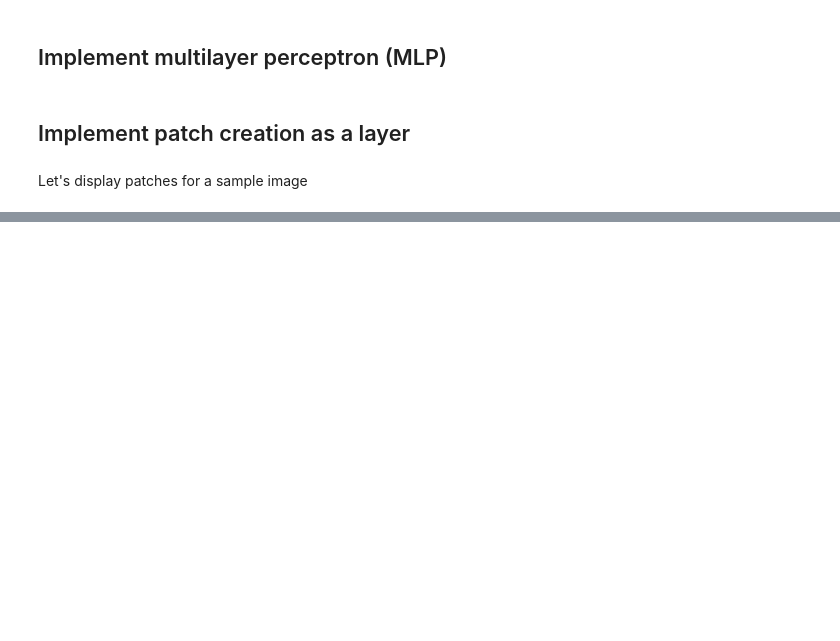
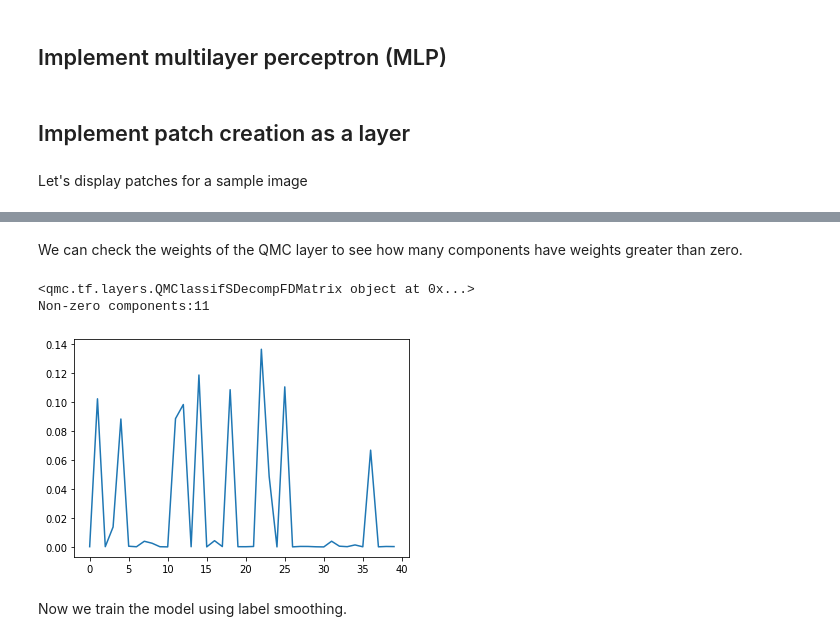
Before and after one commit to fagonzalezo/qmc, a Jupyter notebook: examples/Mixture_of_patches_classification_with_QMC.ipynb, the cells around one changed output, grey strips where cells are left out. Cells and saved outputs as stored; diff of their text form; code cells hidden in the pictures; blank space fills up the shorter version.

```diff
--- a/examples/Mixture_of_patches_classification_with_QMC.ipynb
+++ b/examples/Mixture_of_patches_classification_with_QMC.ipynb
@@ -44,17 +75,18 @@ x_test shape: (10000, 28, 28, 1) - y_test shape: (10000,)
 # %% [markdown]
 ## Configure the hyperparameters
 # %%
-learning_rate = 0.001
-batch_size = 256
-num_epochs = 10
-image_size = 28  # We'll resize input images to this size
-patch_size = 7  # Size of the patches to be extract from the input images
+# learning_rate = 0.001
+# weight_decay = 0.0001
+# batch_size = 256
+# num_epochs = 10
+image_size = 28
+patch_size = 7  # Size of the patches to be extracted from the input images
 num_patches = (image_size // patch_size) ** 2
-projection_dim = 64
-input_dim = 64
-num_rff = 512
-gamma = 2**-5
-n_comp = 80
-random_state = 0
+# projection_dim = 64
+# input_dim = 64
+# num_rff = 512
+# gamma = 2**-5
+# n_comp = 80
+# random_state = 0
 
-mlp_head_units = [256]  # Size of the dense layers of the final classifier
+# mlp_head_units = [256]  # Size of the dense layers of the final classifier
@@ -84,8 +116,8 @@ data_augmentation.layers[0].adapt(x_train)
 
 def mlp(x, hidden_units, dropout_rate):
     for units in hidden_units:
-        x = layers.Dense(units, activation=tf.nn.gelu)(x)
-        x = layers.Dropout(dropout_rate)(x)
+        x = keras.layers.Dense(units, activation=tf.nn.gelu)(x)
+        x = keras.layers.Dropout(dropout_rate)(x)
     return x
 # %% [markdown]
 ## Implement patch creation as a layer
@@ -183,0 +339,5 @@ class PatchEncoder(keras.layers.Layer):
+# %%
+sigma = 7.
+gamma = 1 / (2 * sigma ** 2)
+QMC_model = create_ViT_QMC_model(transformer_layers=0, gamma=gamma, n_comp=40, num_rff=512)
+QMC_model.summary()
@@ -183,0 +382,15 @@ class PatchEncoder(keras.layers.Layer):
+# %% [markdown]
+We can check the weights of the QMC layer to see how many components have weights greater than zero.
+# %%
+print(QMC_model.layers[8])
+lamb = np.abs(QMC_model.layers[8].weights[2].numpy())
+lamb = lamb / lamb.sum()
+plt.plot(lamb)
+num_comps = (lamb >= 0.01).sum()
+print(f'Non-zero components:{num_comps}')
+# %% [output]
+<qmc.tf.layers.QMClassifSDecompFDMatrix object at 0x...>
+Non-zero components:11
+[figure, added]
+# %% [markdown]
+Now we train the model using label smoothing.
```
Also changed, not shown: parts of 42 cells of this notebook.
